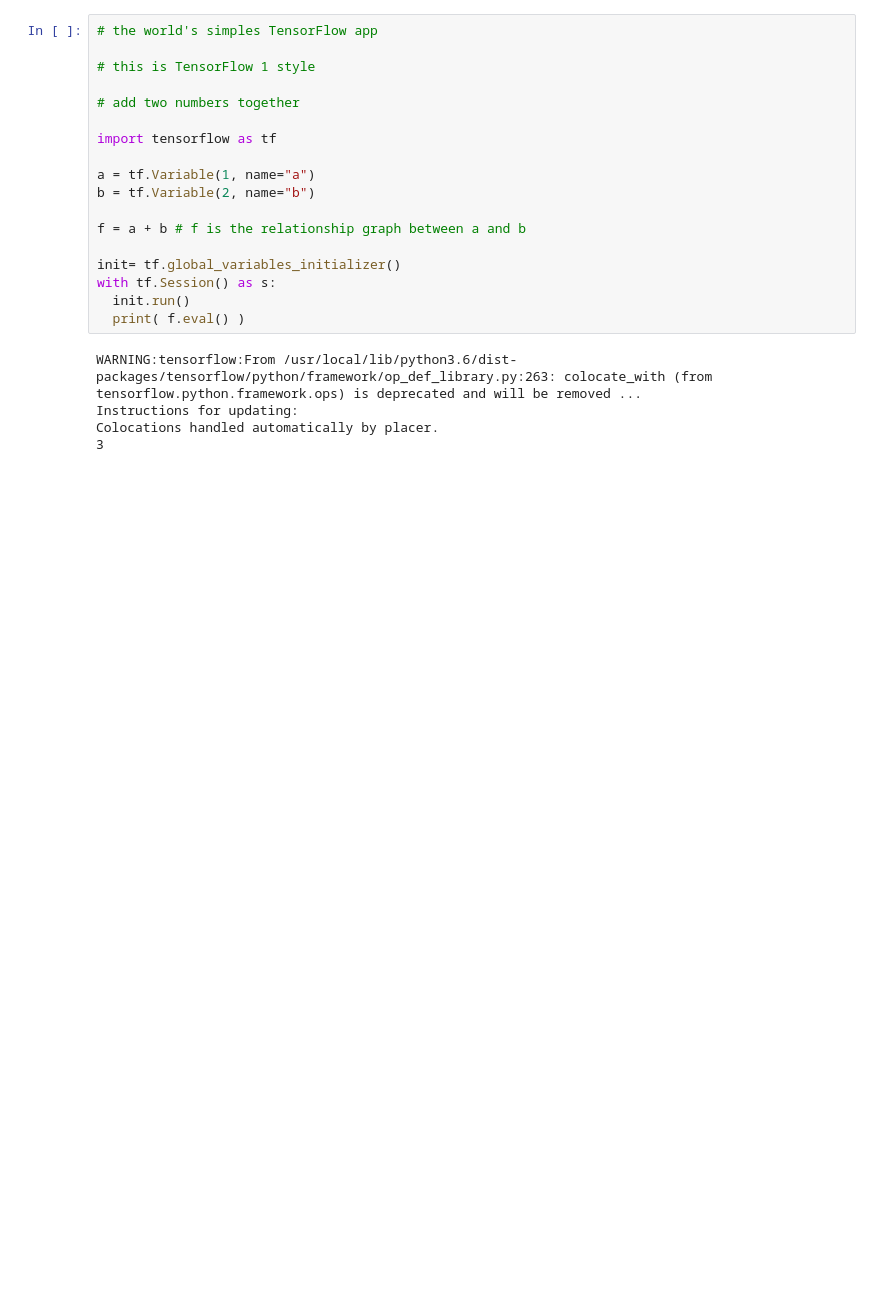
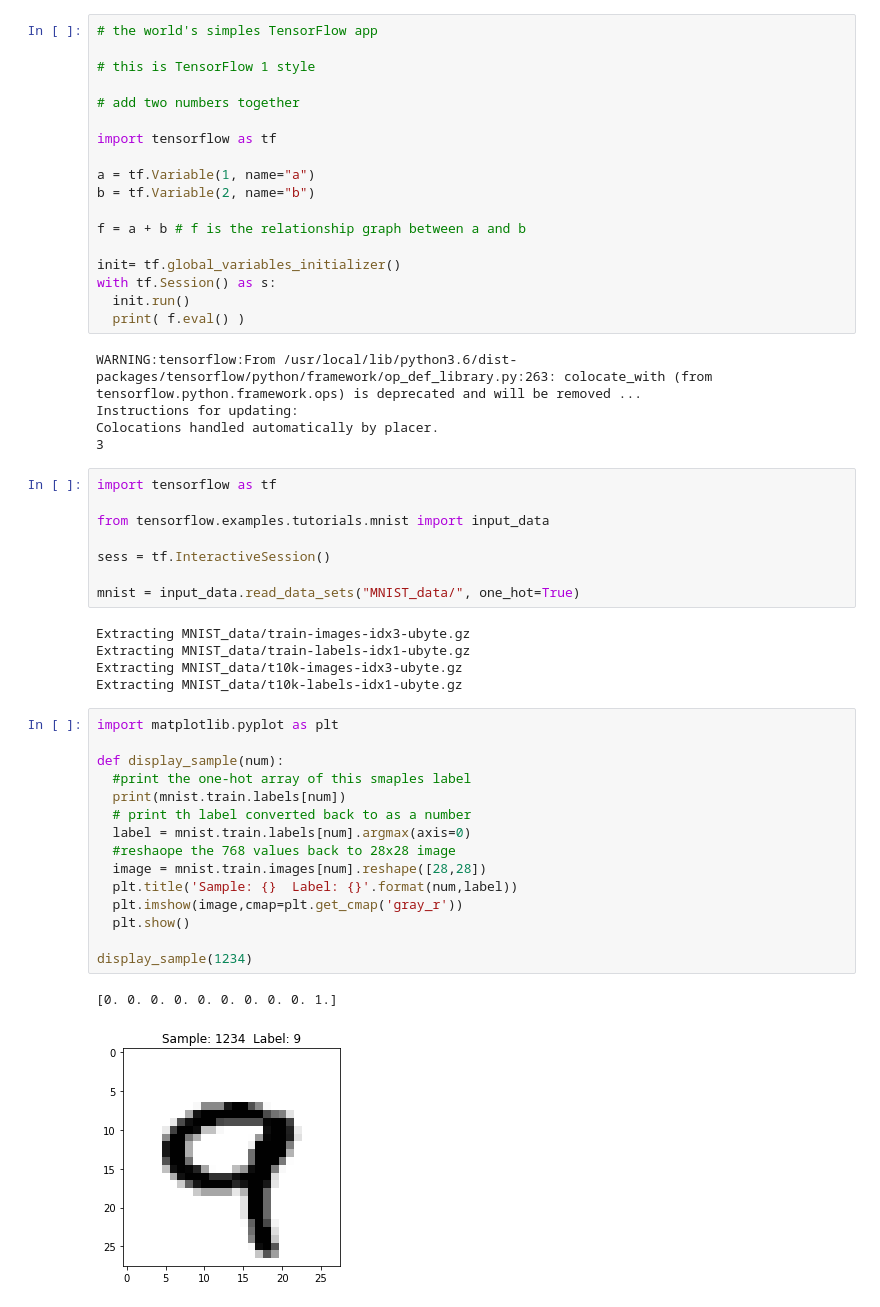
Before and after one commit to NelisW/colabrepo, a Jupyter notebook: basics01.ipynb, the cells around one changed output. Drawn from its saved outputs; the diff is of its cells as text; blank space fills up the shorter version.

```diff
--- a/basics01.ipynb
+++ b/basics01.ipynb
@@ -23,3 +23,34 @@ WARNING:tensorflow:From /usr/local/lib/python3.6/dist-packages/tensorflow/python
 Instructions for updating:
 Colocations handled automatically by placer.
 3
+# %%
+import tensorflow as tf
+
+from tensorflow.examples.tutorials.mnist import input_data
+
+sess = tf.InteractiveSession()
+
+mnist = input_data.read_data_sets("MNIST_data/", one_hot=True)
+# %% [output]
+Extracting MNIST_data/train-images-idx3-ubyte.gz
+Extracting MNIST_data/train-labels-idx1-ubyte.gz
+Extracting MNIST_data/t10k-images-idx3-ubyte.gz
+Extracting MNIST_data/t10k-labels-idx1-ubyte.gz
+# %%
+import matplotlib.pyplot as plt
+
+def display_sample(num):
+  #print the one-hot array of this smaples label
+  print(mnist.train.labels[num])
+  # print th label converted back to as a number
+  label = mnist.train.labels[num].argmax(axis=0)
+  #reshaope the 768 values back to 28x28 image
+  image = mnist.train.images[num].reshape([28,28])
+  plt.title('Sample: {}  Label: {}'.format(num,label))
+  plt.imshow(image,cmap=plt.get_cmap('gray_r'))
+  plt.show()
+
+display_sample(1234)
+# %% [output]
+[0. 0. 0. 0. 0. 0. 0. 0. 0. 1.]
+[figure, added]
```
Also changed, not shown: parts of 9 cells of this notebook.
